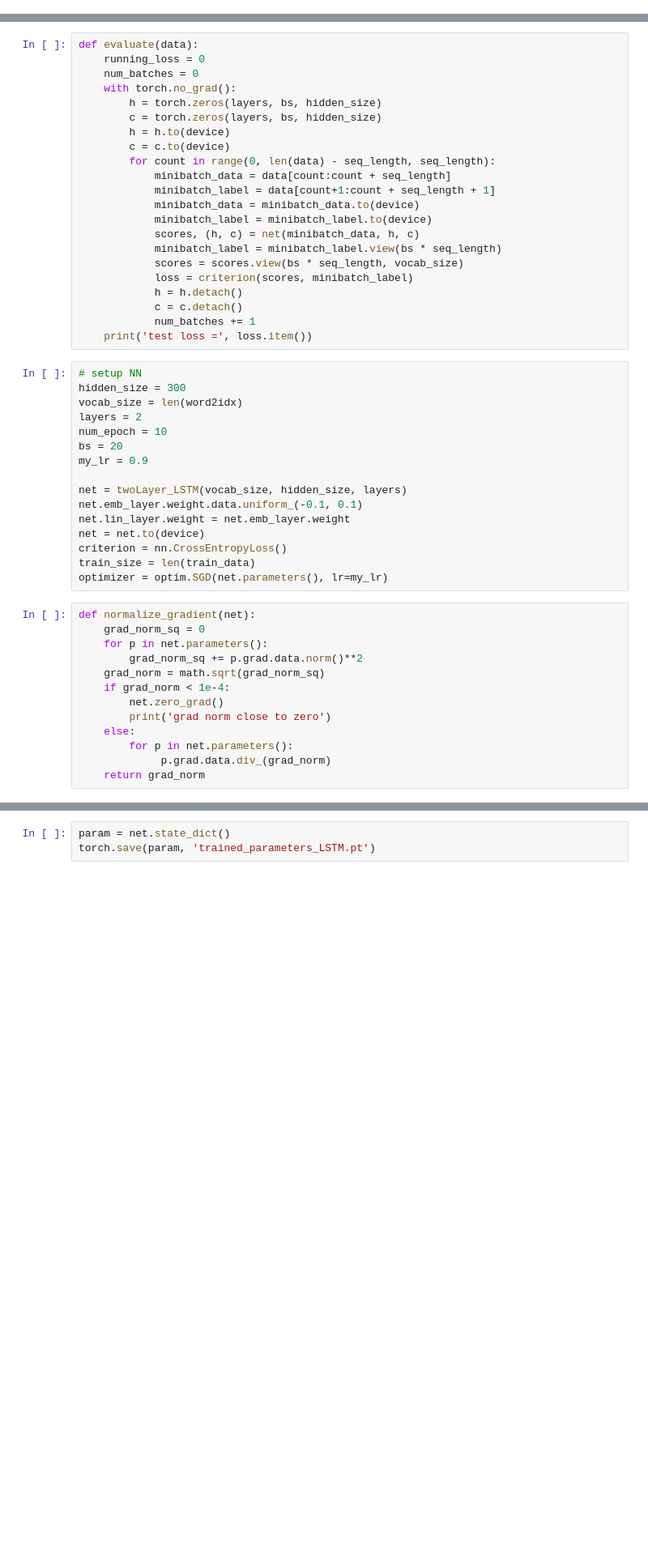
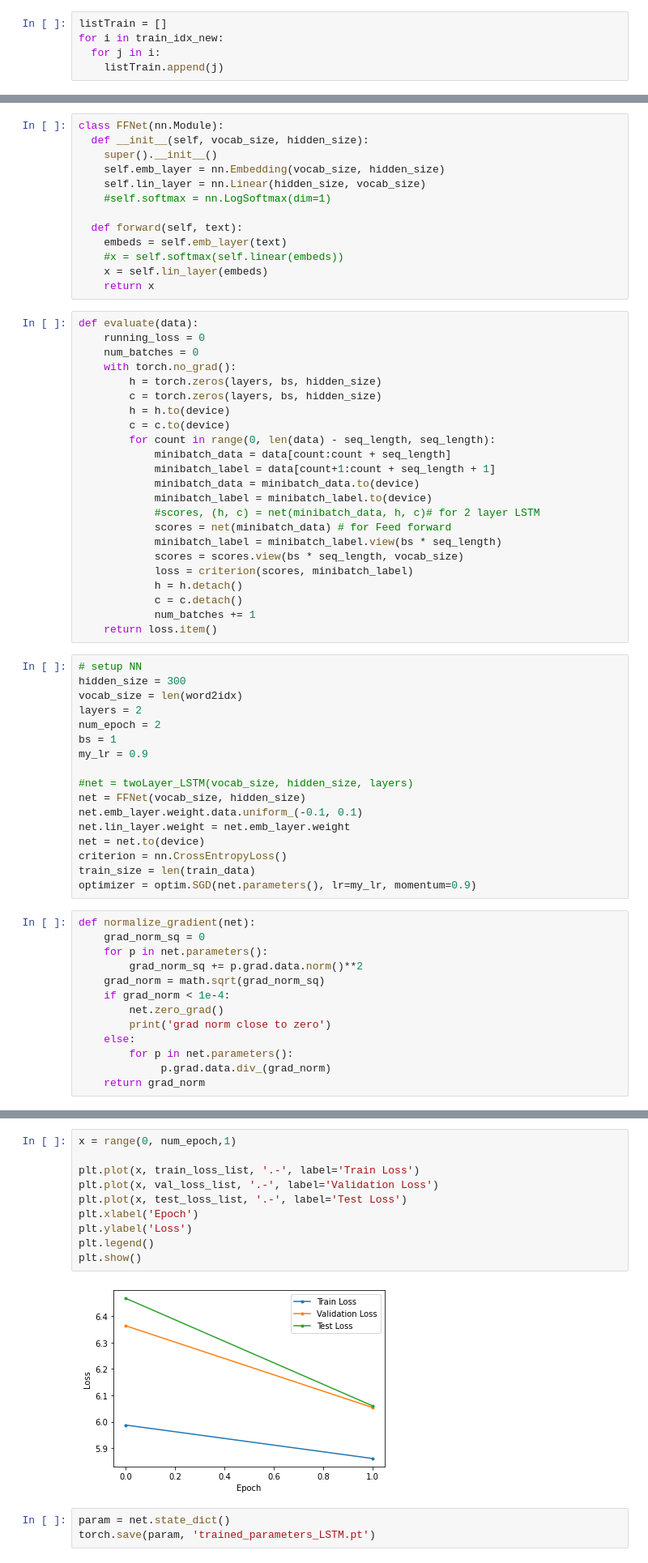
Before and after one commit to lmu-mandy/project-rgt, a Jupyter notebook: LSTM_baseline.ipynb, the cells around one changed output, grey strips where cells are left out. Shown: that part at 81% size. Cells and saved outputs as stored; diff of their text form; blank space fills up the shorter version.

```diff
--- a/LSTM_baseline.ipynb
+++ b/LSTM_baseline.ipynb
@@ -391,3 +378,8 @@ hardship , of danger , of physical distance , that nobody is ever alone <eos> th
+# %%
+listTrain = []
+for i in train_idx_new:
+  for j in i:
+    listTrain.append(j)
 # %%
 device = torch.device("cuda")
 
@@ -426,6 +444,19 @@ class twoLayer_LSTM(nn.Module):
         h_seq, (h_last, c_last) = self.rec_layer(g_seq, (h_init, c_init))
         score_seq = self.lin_layer(h_seq)
         return score_seq, (h_last, c_last)
+# %%
+class FFNet(nn.Module):
+  def __init__(self, vocab_size, hidden_size):
+    super().__init__()
+    self.emb_layer = nn.Embedding(vocab_size, hidden_size)
+    self.lin_layer = nn.Linear(hidden_size, vocab_size)
+    #self.softmax = nn.LogSoftmax(dim=1)
+
+  def forward(self, text):
+    embeds = self.emb_layer(text)
+    #x = self.softmax(self.linear(embeds))
+    x = self.lin_layer(embeds)
+    return x
 # %%
 def evaluate(data):
     running_loss = 0
@@ -440,30 +471,32 @@ def evaluate(data):
             minibatch_label = data[count+1:count + seq_length + 1]
             minibatch_data = minibatch_data.to(device)
             minibatch_label = minibatch_label.to(device)
-            scores, (h, c) = net(minibatch_data, h, c)
+            #scores, (h, c) = net(minibatch_data, h, c)# for 2 layer LSTM
+            scores = net(minibatch_data) # for Feed forward
             minibatch_label = minibatch_label.view(bs * seq_length)
             scores = scores.view(bs * seq_length, vocab_size)
             loss = criterion(scores, minibatch_label)
             h = h.detach()
             c = c.detach()
             num_batches += 1
-    print('test loss =', loss.item())
+    return loss.item()
 # %%
 # setup NN
 hidden_size = 300
 vocab_size = len(word2idx)
 layers = 2
-num_epoch = 10
-bs = 20
+num_epoch = 2
+bs = 1
 my_lr = 0.9
 
-net = twoLayer_LSTM(vocab_size, hidden_size, layers)
+#net = twoLayer_LSTM(vocab_size, hidden_size, layers)
+net = FFNet(vocab_size, hidden_size)
 net.emb_layer.weight.data.uniform_(-0.1, 0.1)
 net.lin_layer.weight = net.emb_layer.weight
 net = net.to(device)
 criterion = nn.CrossEntropyLoss()
 train_size = len(train_data)
-optimizer = optim.SGD(net.parameters(), lr=my_lr)
+optimizer = optim.SGD(net.parameters(), lr=my_lr, momentum=0.9)
 # %%
 def normalize_gradient(net):
     grad_norm_sq = 0
@@ -564,3 +599,15 @@ test loss = 6.419162750244141
+# %%
+x = range(0, num_epoch,1)
+
+plt.plot(x, train_loss_list, '.-', label='Train Loss')
+plt.plot(x, val_loss_list, '.-', label='Validation Loss')
+plt.plot(x, test_loss_list, '.-', label='Test Loss')
+plt.xlabel('Epoch')
+plt.ylabel('Loss')
+plt.legend()
+plt.show()
+# %% [output]
+[figure, added]
 # %%
 param = net.state_dict()
 torch.save(param, 'trained_parameters_LSTM.pt')
```
Also changed, not shown: parts of 19 cells of this notebook.
